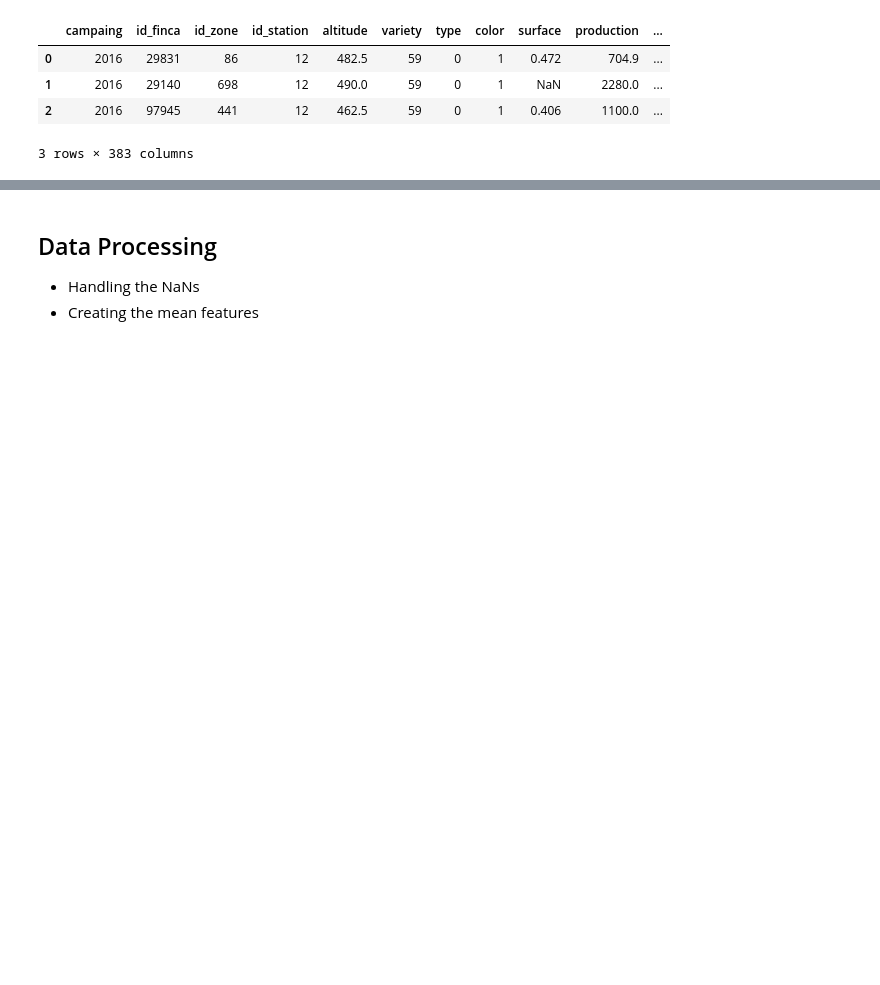
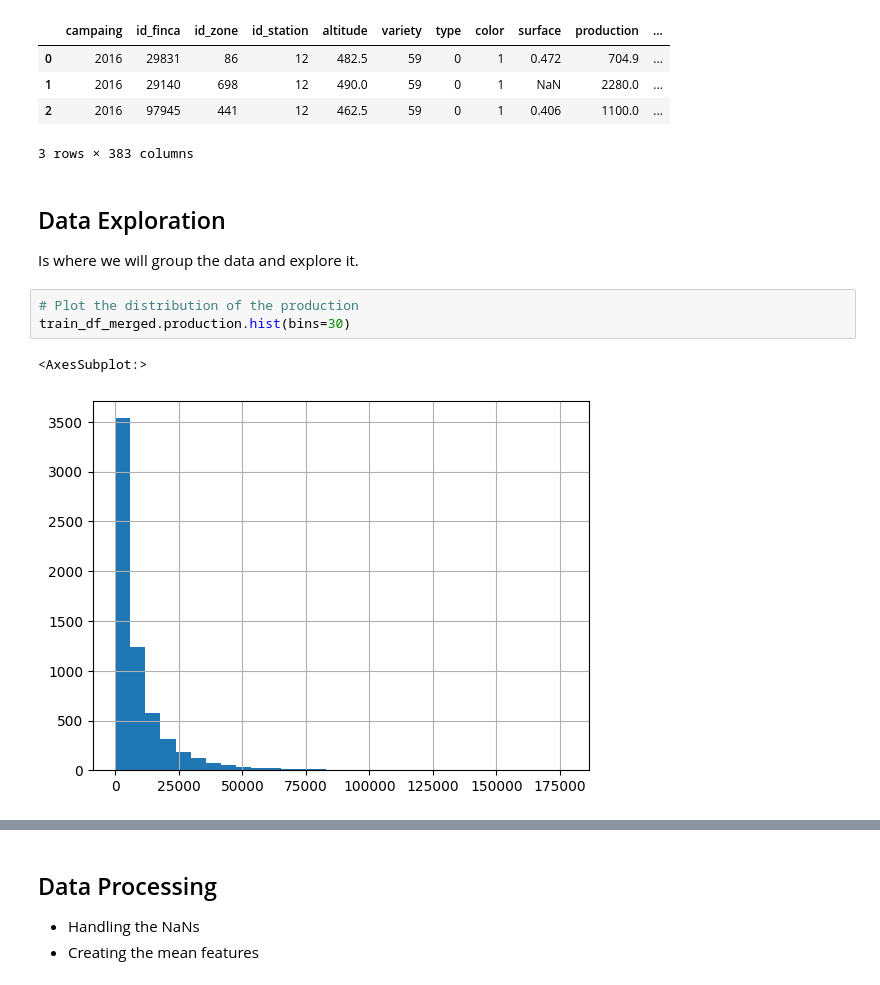
Before and after one commit to Savitar-Hub/sales-forecasting, a Jupyter notebook: wine-production/1. Exploratory Data Analysis.ipynb, the cells around one changed output, grey strips where cells are left out. Drawn from its saved outputs; the diff is of its cells as text; blank space fills up the shorter version.

Commit message:
[NEW] Production plot & log

```diff
--- a/wine-production/1. Exploratory Data Analysis.ipynb
+++ b/wine-production/1. Exploratory Data Analysis.ipynb
@@ -750,3 +750,13 @@ valid_df_merged.head(3)
 | 1 | 2016 | 29140 | 698 | 12 | 490.0 | 59 | 0 | 1 | NaN | 2280.0 | ... |
 | 2 | 2016 | 97945 | 441 | 12 | 462.5 | 59 | 0 | 1 | 0.406 | 1100.0 | ... |
 3 rows × 383 columns
+# %% [markdown]
+## Data Exploration
+
+Is where we will group the data and explore it.
+# %%
+# Plot the distribution of the production
+train_df_merged.production.hist(bins=30)
+# %% [output]
+<AxesSubplot:>
+[figure, added]
```
Also changed, not shown: parts of 5 cells of this notebook.
